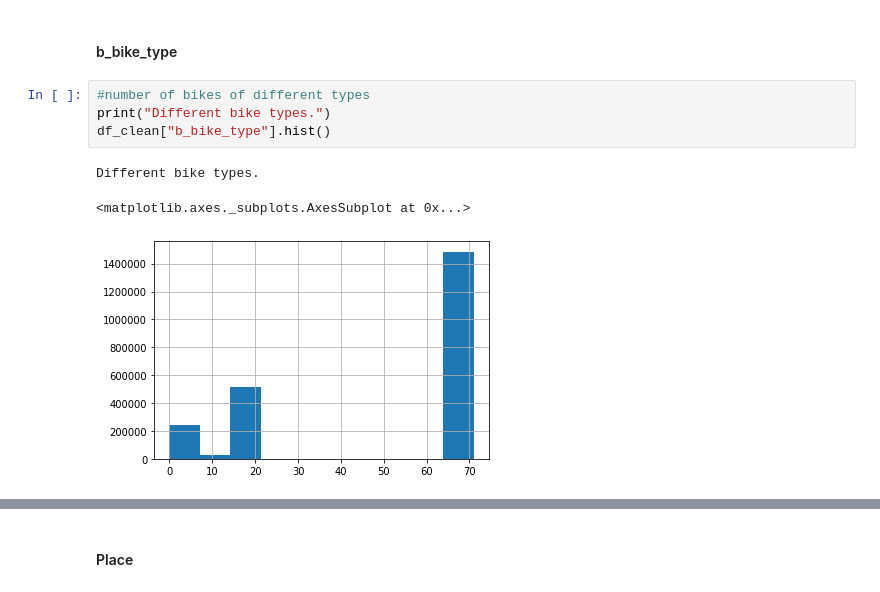
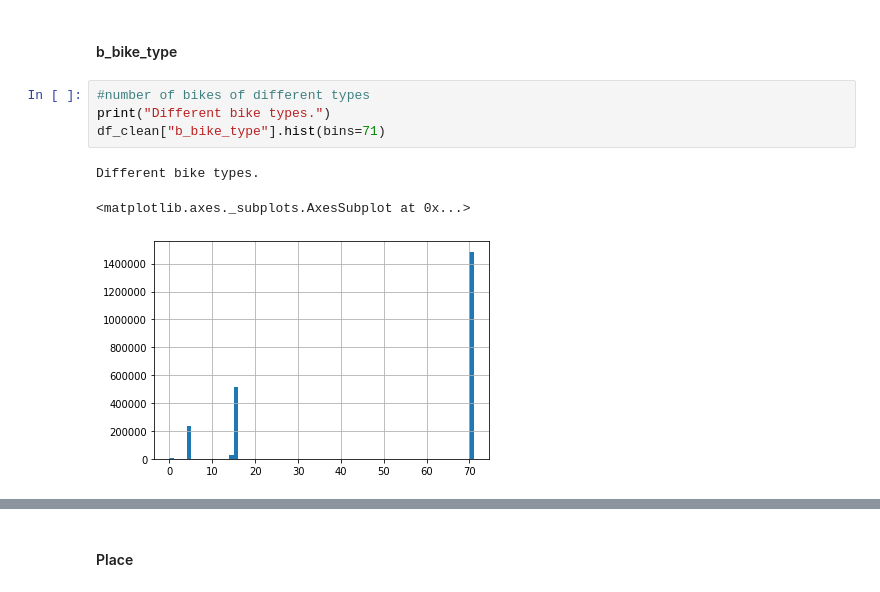
Before and after one commit to Speedfan94/PDS_Project, a Jupyter notebook: notebooks/01_ShowData.ipynb, the cells around one changed output, grey strips where cells are left out. Cells and saved outputs as stored; diff of their text form.

```diff
--- a/notebooks/01_ShowData.ipynb
+++ b/notebooks/01_ShowData.ipynb
@@ -206,8 +273,8 @@ p_bikes
 # %%
 #number of bikes of different types
 print("Different bike types.")
-df_clean["b_bike_type"].hist()
+df_clean["b_bike_type"].hist(bins=71)
 # %% [output]
 Different bike types.
 <matplotlib.axes._subplots.AxesSubplot at 0x...>
-[figure, old version]
+[figure, new version]
```
Also changed, not shown: parts of 40 cells of this notebook.
